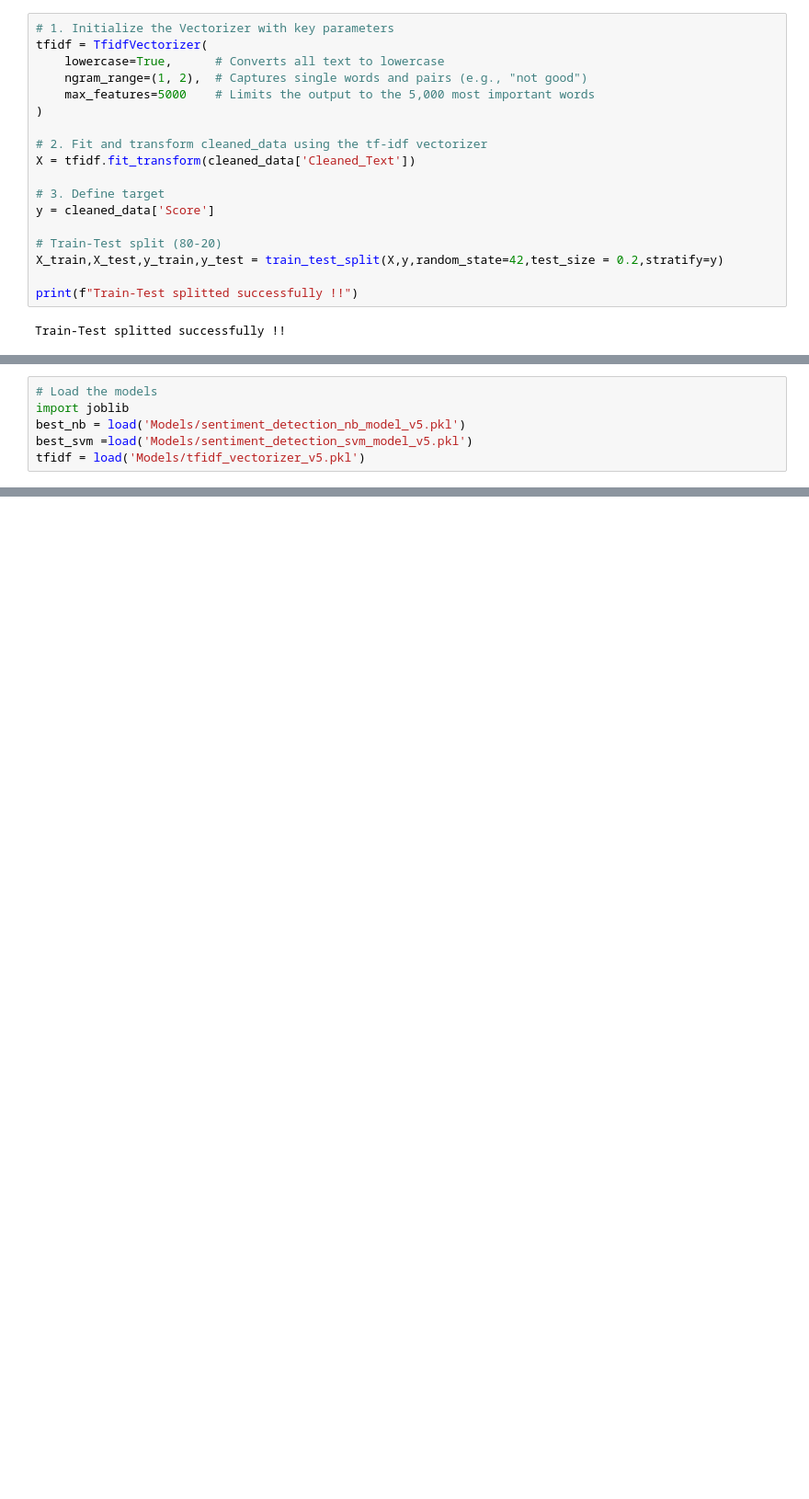
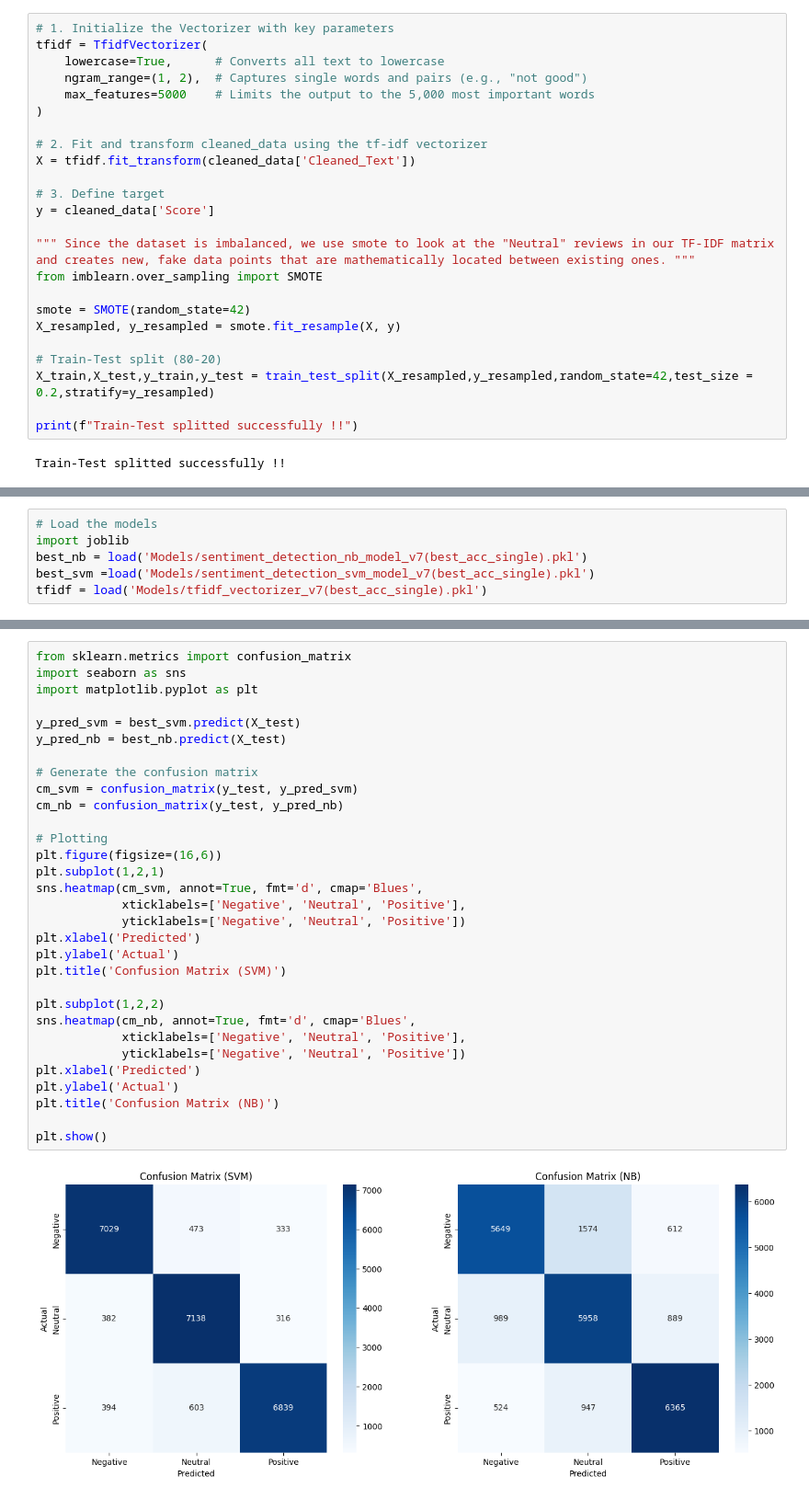
Before and after one commit to prabeshnpl/Sentiment-Analysis, a Jupyter notebook: Model Training/With NLTK/Amazon_only/Sentiment_Analysis.ipynb, the cells around one changed output, grey strips where cells are left out. Shown at 92% size. Drawn from its saved outputs; the diff is of its cells as text; blank space fills up the shorter version.

Commit message:
third draft. Also edited system to test for displaying probabilities of prediction.

```diff
--- a/Model Training/With NLTK/Amazon_only/Sentiment_Analysis.ipynb
+++ b/Model Training/With NLTK/Amazon_only/Sentiment_Analysis.ipynb
@@ -285,8 +285,15 @@ X = tfidf.fit_transform(cleaned_data['Cleaned_Text'])
 # 3. Define target
 y = cleaned_data['Score']
 
+""" Since the dataset is imbalanced, we use smote to look at the "Neutral" reviews in our TF-IDF matrix
+and creates new, fake data points that are mathematically located between existing ones. """
+from imblearn.over_sampling import SMOTE
+
+smote = SMOTE(random_state=42)
+X_resampled, y_resampled = smote.fit_resample(X, y)
+
 # Train-Test split (80-20)
-X_train,X_test,y_train,y_test = train_test_split(X,y,random_state=42,test_size = 0.2,stratify=y)
+X_train,X_test,y_train,y_test = train_test_split(X_resampled,y_resampled,random_state=42,test_size = 0.2,stratify=y_resampled)
 
 print(f"Train-Test splitted successfully !!")
 # %% [output]
@@ -476,6 +425,6 @@ dump(tfidf, 'tfidf_vectorizer_v5.pkl')
 # %%
 # Load the models
 import joblib
-best_nb = load('Models/sentiment_detection_nb_model_v5.pkl')
-best_svm =load('Models/sentiment_detection_svm_model_v5.pkl')
-tfidf = load('Models/tfidf_vectorizer_v5.pkl')
+best_nb = load('Models/sentiment_detection_nb_model_v7(best_acc_single).pkl')
+best_svm =load('Models/sentiment_detection_svm_model_v7(best_acc_single).pkl')
+tfidf = load('Models/tfidf_vectorizer_v7(best_acc_single).pkl')
@@ -575,0 +431,33 @@ NB: [{'product soo good': 'Positive'}, {'pizza not good': 'Neutral'}, {'pizza no
+# %%
+from sklearn.metrics import confusion_matrix
+import seaborn as sns
+import matplotlib.pyplot as plt
+
+y_pred_svm = best_svm.predict(X_test)
+y_pred_nb = best_nb.predict(X_test)
+
+# Generate the confusion matrix
+cm_svm = confusion_matrix(y_test, y_pred_svm)
+cm_nb = confusion_matrix(y_test, y_pred_nb)
+
+# Plotting
+plt.figure(figsize=(16,6))
+plt.subplot(1,2,1)
+sns.heatmap(cm_svm, annot=True, fmt='d', cmap='Blues',
+            xticklabels=['Negative', 'Neutral', 'Positive'],
+            yticklabels=['Negative', 'Neutral', 'Positive'])
+plt.xlabel('Predicted')
+plt.ylabel('Actual')
+plt.title('Confusion Matrix (SVM)')
+
+plt.subplot(1,2,2)
+sns.heatmap(cm_nb, annot=True, fmt='d', cmap='Blues',
+            xticklabels=['Negative', 'Neutral', 'Positive'],
+            yticklabels=['Negative', 'Neutral', 'Positive'])
+plt.xlabel('Predicted')
+plt.ylabel('Actual')
+plt.title('Confusion Matrix (NB)')
+
+plt.show()
+# %% [output]
+[figure, added]
```
Also changed, not shown: parts of 11 cells of this notebook, 22 other files.
